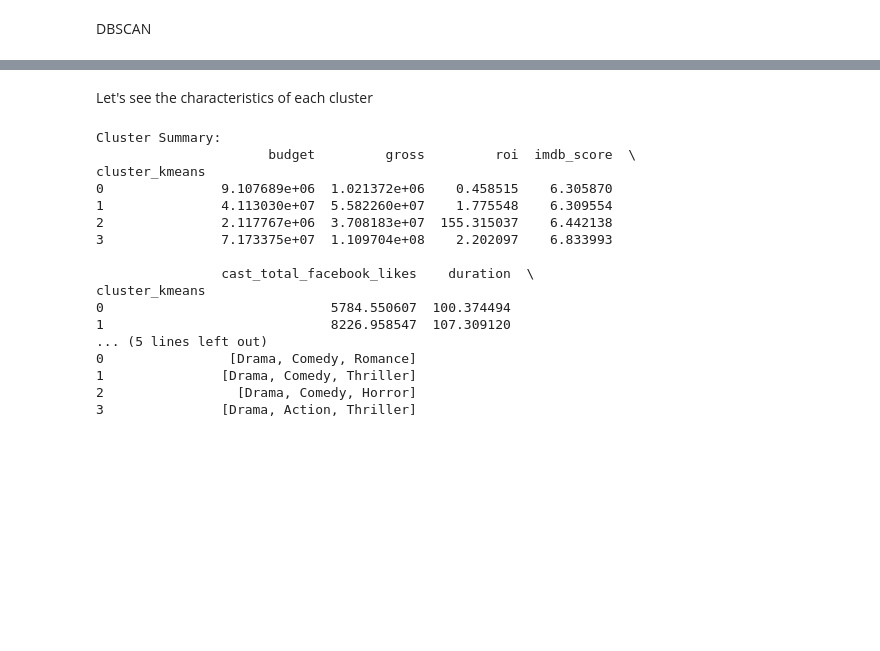
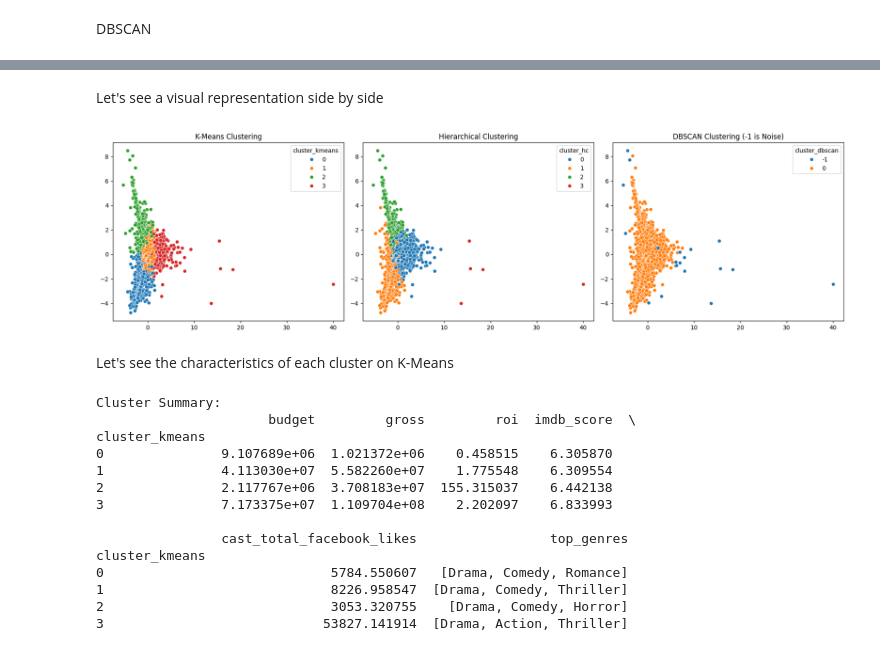
Before and after one commit to betulsaglam/movie-success-pattern-analysis, a Jupyter notebook: main.ipynb, the cells around one changed output, grey strips where cells are left out. Cells and saved outputs as stored; diff of their text form; code cells hidden in the pictures; blank space fills up the shorter version.

```diff
--- a/main.ipynb
+++ b/main.ipynb
@@ -265,8 +337,31 @@ DBSCAN clusters: 3
+# %% [markdown]
+Let's see a visual representation side by side
+# %%
+pca = PCA(n_components=2)
+X_pca = pca.fit_transform(X)
+
+fig, axes = plt.subplots(1, 3, figsize=(18, 5))
+
+sns.scatterplot(x=X_pca[:,0], y=X_pca[:,1], hue=df['cluster_kmeans'], palette='tab10', ax=axes[0], legend='full')
+axes[0].set_title('K-Means Clustering')
+
+# Plot Hierarchical
+sns.scatterplot(x=X_pca[:,0], y=X_pca[:,1], hue=df['cluster_hc'], palette='tab10', ax=axes[1], legend='full')
+axes[1].set_title('Hierarchical Clustering')
+
+# Plot DBSCAN
+sns.scatterplot(x=X_pca[:,0], y=X_pca[:,1], hue=df['cluster_dbscan'], palette='tab10', ax=axes[2], legend='full')
+axes[2].set_title('DBSCAN Clustering (-1 is Noise)')
+
+plt.tight_layout()
+plt.show()
+# %% [output]
+[figure, added]
 # %% [markdown]
-Let's see the characteristics of each cluster
+Let's see the characteristics of each cluster on K-Means
 # %%
 cluster_summary = df.groupby('cluster_kmeans')[
-    ['budget','gross','roi','imdb_score','cast_total_facebook_likes','duration']
+    ['budget','gross','roi','imdb_score','cast_total_facebook_likes']
 ].mean()
 
 genre_list = genre_dummies.columns.tolist()
@@ -290,12 +385,9 @@ cluster_kmeans
 2               2.117767e+06  3.708183e+07  155.315037    6.442138
 3               7.173375e+07  1.109704e+08    2.202097    6.833993
 
-                cast_total_facebook_likes    duration  \
+                cast_total_facebook_likes                 top_genres
 cluster_kmeans
-0                             5784.550607  100.374494
-1                             8226.958547  107.309120
-... (5 lines left out)
-0                [Drama, Comedy, Romance]
-1               [Drama, Comedy, Thriller]
-2                 [Drama, Comedy, Horror]
-3               [Drama, Action, Thriller]
+0                             5784.550607   [Drama, Comedy, Romance]
+1                             8226.958547  [Drama, Comedy, Thriller]
+2                             3053.320755    [Drama, Comedy, Horror]
+3                            53827.141914  [Drama, Action, Thriller]
```
Also changed, not shown: parts of 4 cells of this notebook.
